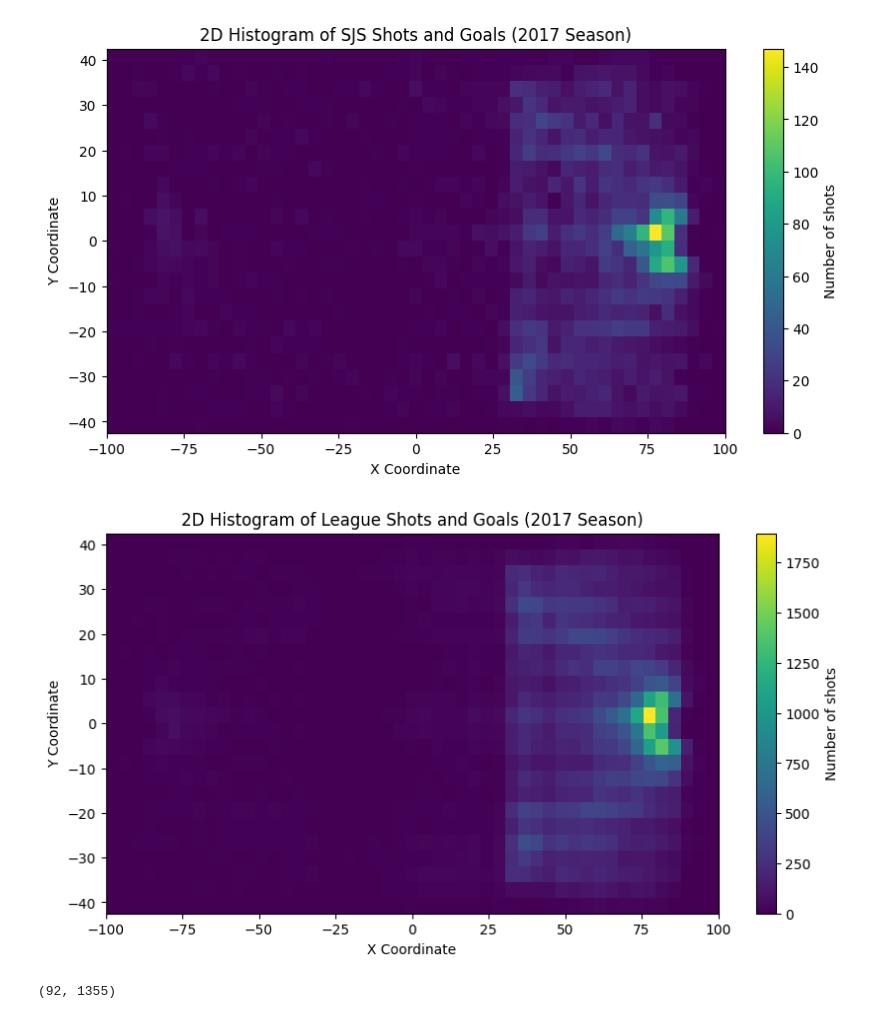
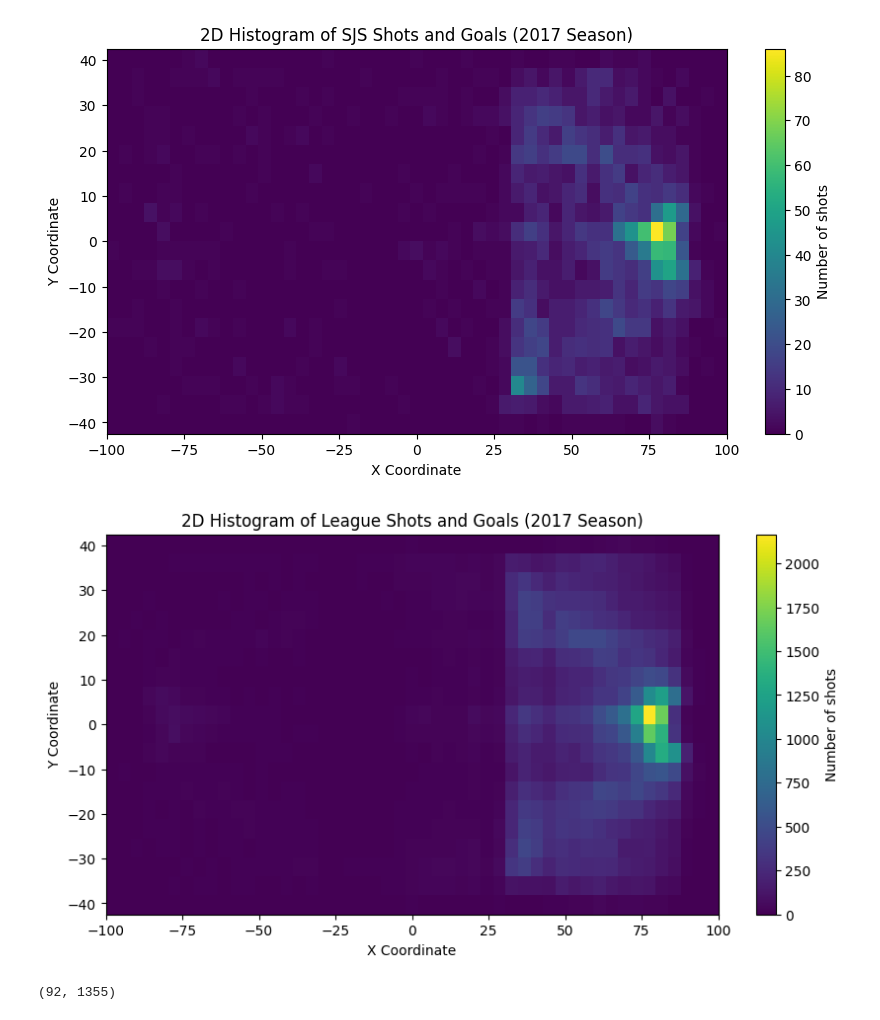
Before and after one commit to AlexMaggioni/NHL_Project, a Jupyter notebook: Milestone1/Visualisations_avancees.ipynb, the cells around one changed output. Drawn from its saved outputs; the diff is of its cells as text; code cells hidden in the pictures.

```diff
--- a/Milestone1/Visualisations_avancees.ipynb
+++ b/Milestone1/Visualisations_avancees.ipynb
@@ -8,11 +8,11 @@ import plotly.graph_objects as go
 from PIL import Image
 from utils import unify_coordinates_referential
 
-data = pd.read_csv("clean_data.csv")
+data = pd.read_csv("../data/clean_data.csv")
 data = unify_coordinates_referential(data)
 # %%
 # Filter data for the 2017 season and SJS team
-sjs_data = data[(data['season'] == 2017) & ((data['homeTeam'] == 'SJS') | (data['awayTeam'] == 'SJS'))]
+sjs_data = data[(data['season'] == 2017) & (data['byTeam'] == 'SJS')]
 
 # Filter data for the 2017 season for the entire league
 league_data_2017 = data[data['season'] == 2017]
@@ -28,24 +40,24 @@ sjs_data.head()
 # %%
 import numpy as np
 import matplotlib.pyplot as plt
 
 # Define bins for histogram
 x_bins = np.linspace(-100, 100, 50)
-y_bins = np.linspace(-42.5, 42.5, 25)
+y_bins = np.linspace(-42.5, 42.5, 21)
 
 # Create 2D histogram for SJS shots and goals
 sjs_hist, x_edges, y_edges = np.histogram2d(sjs_data['coordinateX'], sjs_data['coordinateY'], bins=[x_bins, y_bins])
 
 # Plot the histogram
 plt.figure(figsize=(10, 5))
 plt.pcolormesh(x_edges, y_edges, sjs_hist.T, shading='auto', cmap='viridis')
 plt.colorbar(label='Number of shots')
 plt.title('2D Histogram of SJS Shots and Goals (2017 Season)')
 plt.xlabel('X Coordinate')
 plt.ylabel('Y Coordinate')
 plt.show()
 # %% [output]
-[figure, old version]
+[figure, new version]
 # %%
 # Create 2D histogram for the entire league's shots and goals in 2017 season
 league_hist, _, _ = np.histogram2d(league_data_2017['coordinateX'], league_data_2017['coordinateY'], bins=[x_bins, y_bins])
@@ -59,7 +71,7 @@ plt.xlabel('X Coordinate')
 plt.ylabel('Y Coordinate')
 plt.show()
 # %% [output]
-[figure, old version]
+[figure, new version]
 # %%
 # Determine the number of games played by SJS in 2017
 sjs_games_played = sjs_data['gameId'].nunique()
```
Also changed, not shown: parts of 28 cells of this notebook, 8 other files.
